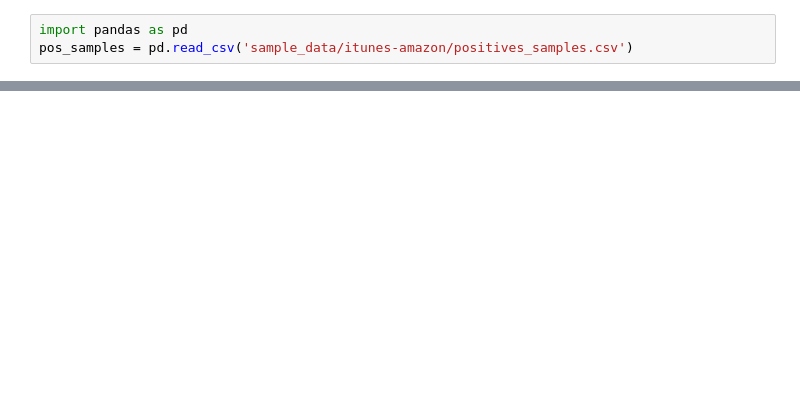
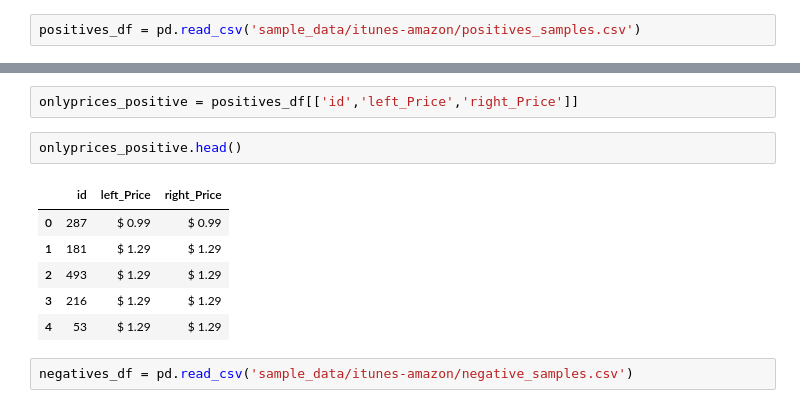
Before and after one commit to vincenzomartello/deepmatcher-experiments, a Jupyter notebook: Untitled.ipynb, the cells around one changed output, grey strips where cells are left out. Saved outputs shown, nothing was run; the diff lists cells and outputs as text; blank space fills up the shorter version.

```diff
--- a/Untitled.ipynb
+++ b/Untitled.ipynb
@@ -1,4 +4,3 @@
 # %%
-import pandas as pd
-pos_samples = pd.read_csv('sample_data/itunes-amazon/positives_samples.csv')
+positives_df = pd.read_csv('sample_data/itunes-amazon/positives_samples.csv')
 # %%
@@ -12,0 +20,13 @@ pos_samples.head()
+# %%
+onlyprices_positive = positives_df[['id','left_Price','right_Price']]
+# %%
+onlyprices_positive.head()
+# %% [output]
+|  | id | left_Price | right_Price |
+| 0 | 287 | $ 0.99 | $ 0.99 |
+| 1 | 181 | $ 1.29 | $ 1.29 |
+| 2 | 493 | $ 1.29 | $ 1.29 |
+| 3 | 216 | $ 1.29 | $ 1.29 |
+| 4 | 53 | $ 1.29 | $ 1.29 |
+# %%
+negatives_df = pd.read_csv('sample_data/itunes-amazon/negative_samples.csv')
```
Also changed, not shown: parts of 22 cells of this notebook, 53 other files.
